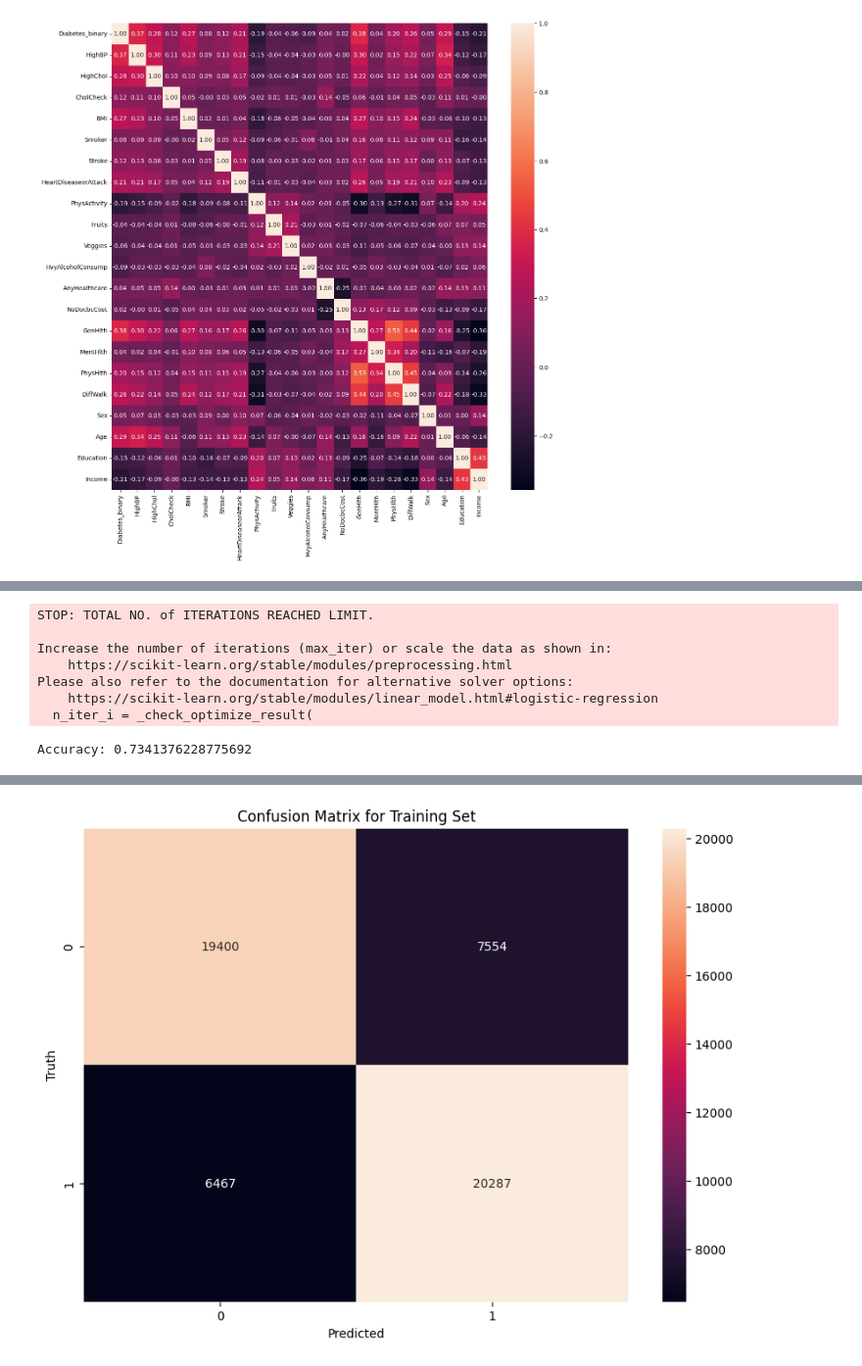
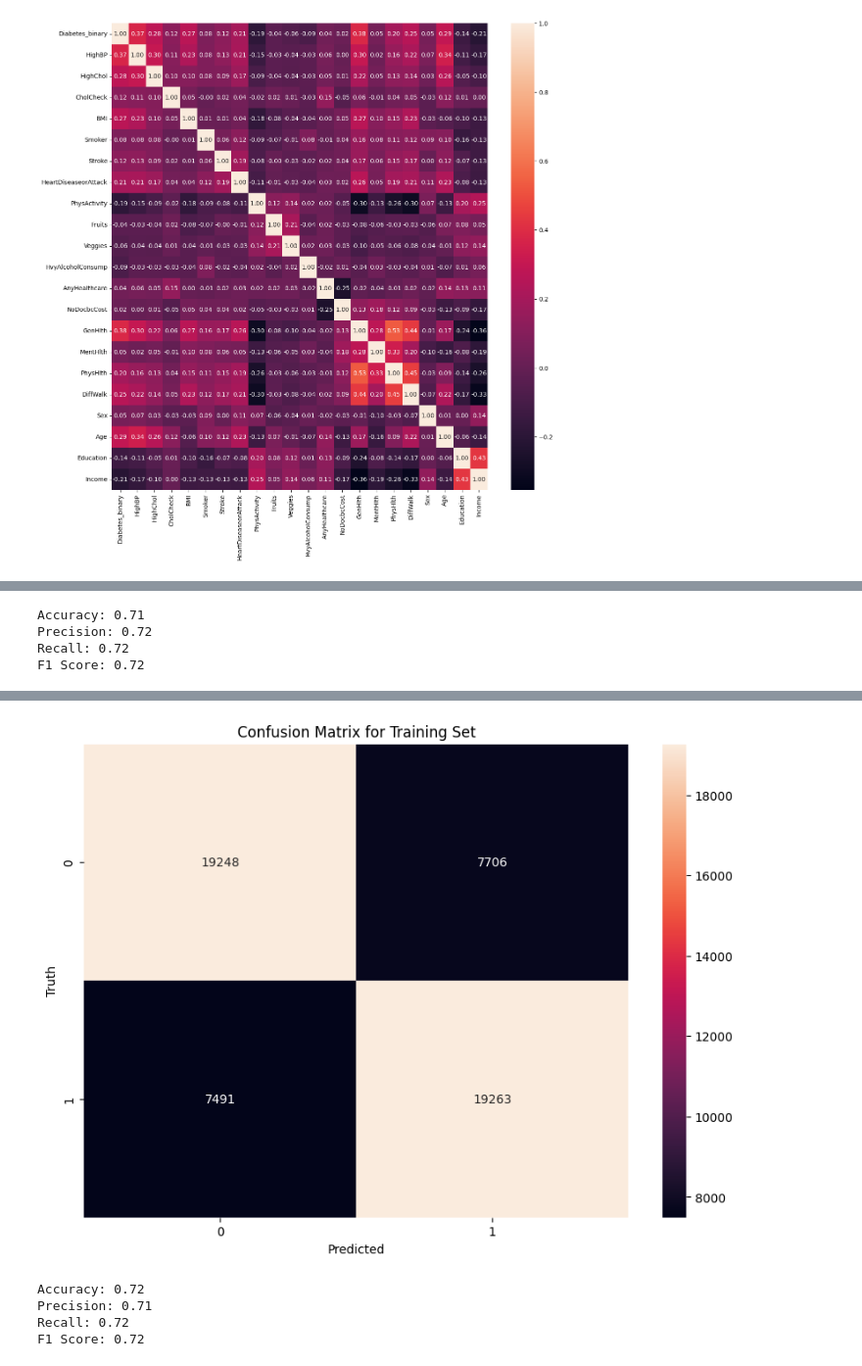
Before and after one commit to tarikibrahimovic/Diabetes-Prediction, a Jupyter notebook: Project.ipynb, the cells around one changed output, grey strips where cells are left out. Shown at 98% size. Cells and saved outputs as stored; diff of their text form; code cells hidden in the pictures.

```diff
--- a/Project.ipynb
+++ b/Project.ipynb
@@ -108,12 +365,21 @@ plt.show()
 # %%
-from sklearn.metrics import confusion_matrix
+from sklearn.naive_bayes import GaussianNB
+from sklearn.metrics import accuracy_score
 
-model = LogisticRegression()
+model = GaussianNB()
+
 model.fit(X_train, y_train)
 
 y_pred = model.predict(X_test)
-accuracy = accuracy_score(y_test, y_pred)
+
+accuracy = round(accuracy_score(y_test, y_pred), 2)
+precision = round(precision_score(y_test, y_pred), 2)
+recall = round(recall_score(y_test, y_pred), 2)
+f1 = round(f1_score(y_test, y_pred), 2)
 print("Accuracy:", accuracy)
+print("Precision:", precision)
+print("Recall:", recall)
+print("F1 Score:", f1)
 
 cmTest = confusion_matrix(y_test, y_pred)
 
@@ -138,12 +404,32 @@ plt.ylabel('Truth')
 plt.title('Confusion Matrix for Training Set')
 
 plt.show()
+
+accuracy = round(accuracy_score(y_train, y_pred_train), 2)
+precision = round(precision_score(y_train, y_pred_train), 2)
+recall = round(recall_score(y_train, y_pred_train), 2)
+f1 = round(f1_score(y_train, y_pred_train), 2)
+print("Accuracy:", accuracy)
+print("Precision:", precision)
+print("Recall:", recall)
+print("F1 Score:", f1)
+
+fpr_test, tpr_test, thresholds = roc_curve(y_test, y_pred)
+roc_auc_test = auc(fpr_test, tpr_test)
+
+fpr_train, tpr_train, thresholds = roc_curve(y_train, y_pred_train)
+roc_auc_train = auc(fpr_train, tpr_train)
+
+plt.figure()
+plt.title('Receiver Operating Characteristic')
+plt.plot(fpr_train, tpr_train, color='darkgreen',
+         lw=2, label='ROC curve for Training Set (AUC = {:.2f})'.format(roc_auc_train))
+plt.plot(fpr_test, tpr_test, color='darkorange',
+         lw=2, label='ROC curve for test set (AUC = {:.2f})'.format(roc_auc_test))
+plt.legend()
+plt.show()
 # %% [output]
-STOP: TOTAL NO. of ITERATIONS REACHED LIMIT.
-
-Increase the number of iterations (max_iter) or scale the data as shown in:
-    https://scikit-learn.org/stable/modules/preprocessing.html
-Please also refer to the documentation for alternative solver options:
-    https://scikit-learn.org/stable/modules/linear_model.html#logistic-regression
-  n_iter_i = _check_optimize_result(
+Accuracy: 0.71
+Precision: 0.72
+Recall: 0.72
+F1 Score: 0.72
-Accuracy: 0.7341376228775692
@@ -151 +437,5 @@ Accuracy: 0.7341376228775692
-[figure, old version]
+[figure, new version]
+Accuracy: 0.72
+Precision: 0.71
+Recall: 0.72
+F1 Score: 0.72
```
Also changed, not shown: parts of 11 cells of this notebook, 6 other files.
